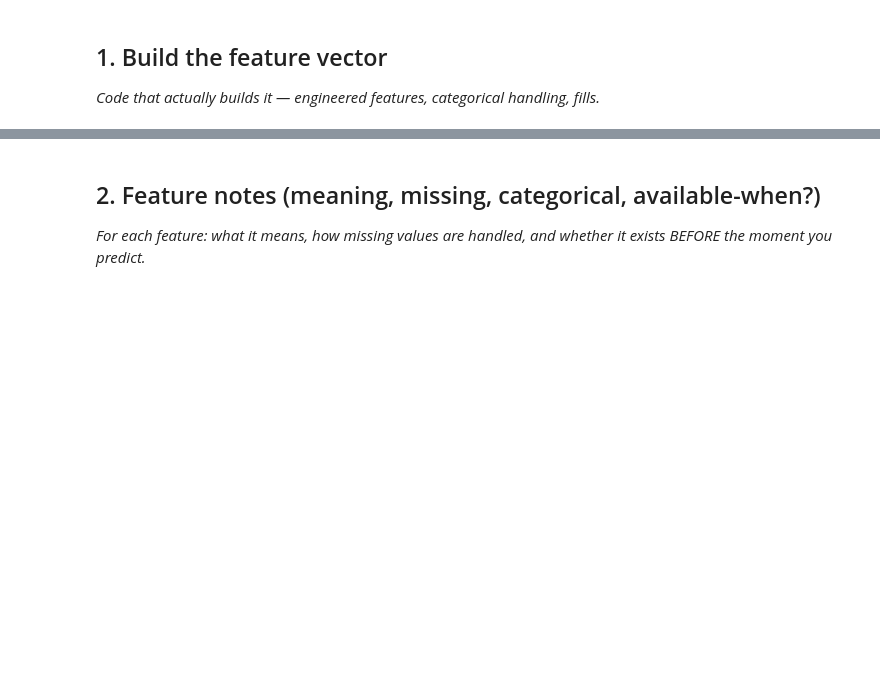
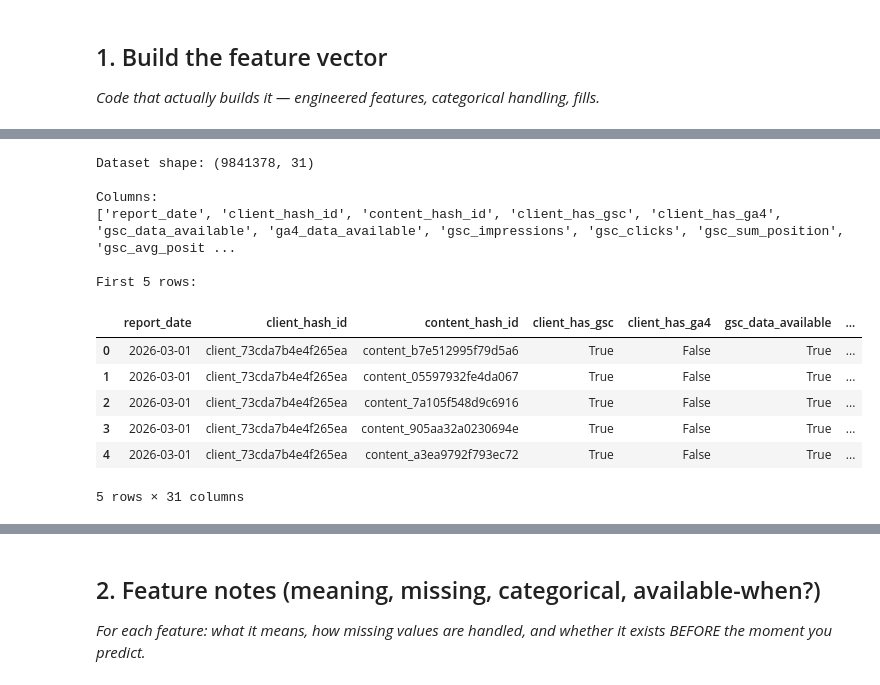
Before and after one commit to itsayeshaqamar/flyrank-mlinternship-ayesha, a Jupyter notebook: work/notebooks/w03_feature_leakage_check.ipynb, the cells around one changed output, grey strips where cells are left out. Saved outputs shown, nothing was run; the diff lists cells and outputs as text; code cells hidden in the pictures; blank space fills up the shorter version.

```diff
--- a/work/notebooks/w03_feature_leakage_check.ipynb
+++ b/work/notebooks/w03_feature_leakage_check.ipynb
@@ -13,3 +23,35 @@ This skeleton is yours to fill. Work the sections **in order** — each one has
+# %%
+
+import pandas as pd
+
+import pandas as pd
+
+# Load March 2026 daily performance data from the FlyRank warehouse
+df = pd.read_parquet(
+    "hf://datasets/FlyRank/internship-warehouse/fact_content_daily_performance/month=2026-03/data_0.parquet"
+)
+
+print("Dataset shape:", df.shape)
+
+print("\nColumns:")
+print(df.columns.tolist())
+
+print("\nFirst 5 rows:")
+display(df.head())
+# %% [output]
+Dataset shape: (9841378, 31)
+
+Columns:
+['report_date', 'client_hash_id', 'content_hash_id', 'client_has_gsc', 'client_has_ga4', 'gsc_data_available', 'ga4_data_available', 'gsc_impressions', 'gsc_clicks', 'gsc_sum_position', 'gsc_avg_posit ...
+
+First 5 rows:
+|  | report_date | client_hash_id | content_hash_id | client_has_gsc | client_has_ga4 | gsc_data_available | ... |
+| 0 | 2026-03-01 | client_73cda7b4e4f265ea | content_b7e512995f79d5a6 | True | False | True | ... |
+| 1 | 2026-03-01 | client_73cda7b4e4f265ea | content_05597932fe4da067 | True | False | True | ... |
+| 2 | 2026-03-01 | client_73cda7b4e4f265ea | content_7a105f548d9c6916 | True | False | True | ... |
+| 3 | 2026-03-01 | client_73cda7b4e4f265ea | content_905aa32a0230694e | True | False | True | ... |
+| 4 | 2026-03-01 | client_73cda7b4e4f265ea | content_a3ea9792f793ec72 | True | False | True | ... |
+5 rows × 31 columns
 # %%
 # This cell is for CODE (numbers, a query, a check).
 # Write your text answer in the cell ABOVE this one — typing sentences here breaks Run All.
```
Also changed, not shown: parts of 10 cells of this notebook.
